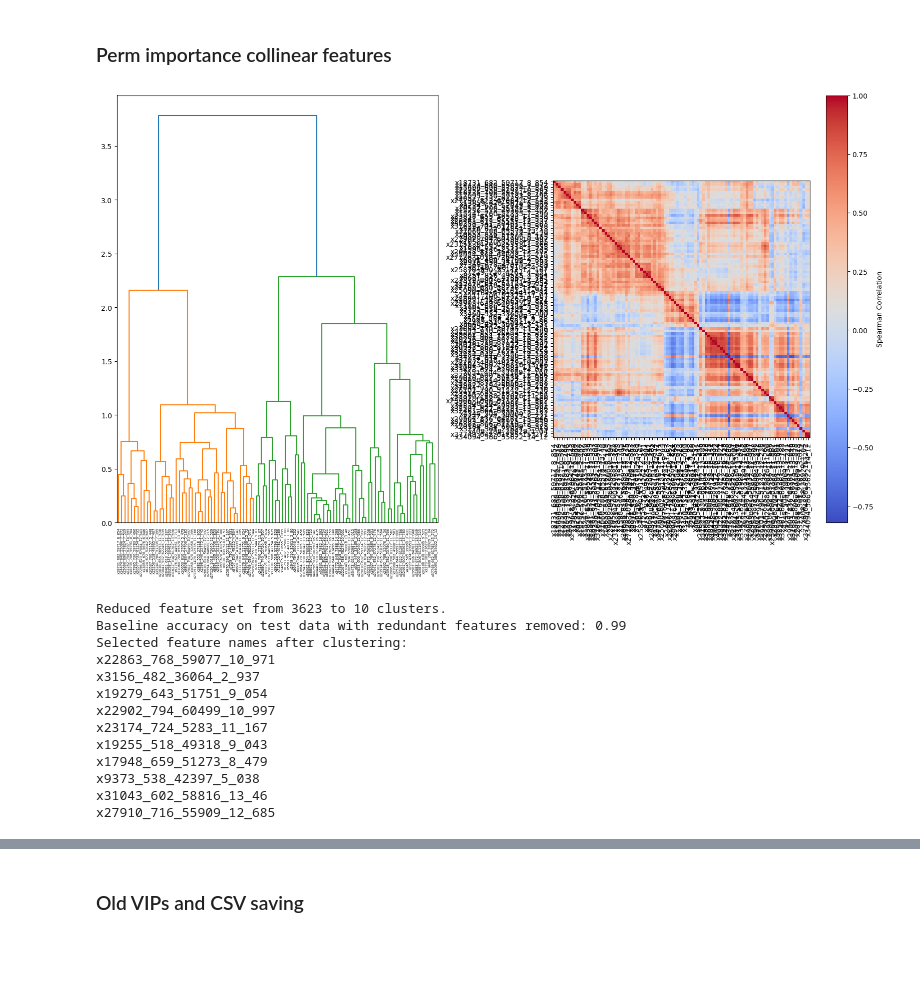
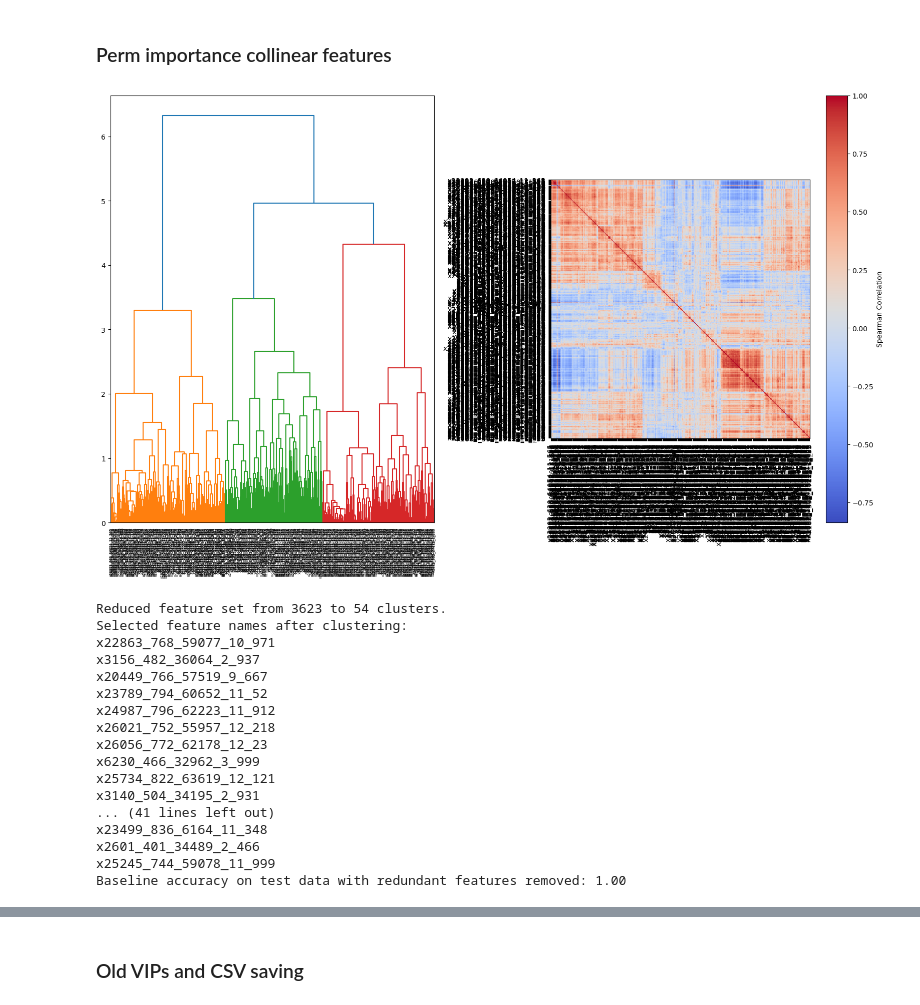
Before and after one commit to wsnowacek/World_Corals, a Jupyter notebook: machine_learning/coral_mets_only/interp_coralmets.ipynb, the cells around one changed output, grey strips where cells are left out. Saved outputs shown, nothing was run; the diff lists cells and outputs as text; code cells hidden in the pictures; blank space fills up the shorter version.

Commit message:
doing more feature selection

```diff
--- a/machine_learning/coral_mets_only/interp_coralmets.ipynb
+++ b/machine_learning/coral_mets_only/interp_coralmets.ipynb
@@ -50,9 +50,10 @@ from sklearn.feature_selection import f_classif
 importance_storage = {}
 
 # Define your datasets and models
+# We can get 100% accuracy using k=80
 datasets = {
-    "KBest_500": SelectKBest(f_classif, k=500),
-    "Percentile_5": SelectPercentile(f_classif, percentile=5)
+    "KBest": SelectKBest(f_classif, k=3623),
+    # "Percentile_5": SelectPercentile(f_classif, percentile=5)
 }
 
 models = {
@@ -113,37 +105,36 @@ from scipy.spatial.distance import squareform
 from scipy.stats import spearmanr
 from collections import defaultdict
 # %%
-# top_100_metabolites = importance_storage["RandomForest_KBest_500"].head(100)['Metabolite'].values
-top_100_metabolites = importance_storage["XGBoost_KBest_500"].head(100)['Metabolite'].values
-## best downstream model accuracy is RF KBest500 with 93% using just 4 features
+top_mets = importance_storage["RandomForest_KBest"].head(500)['Metabolite'].values
+# top_mets = importance_storage["XGBoost_KBest"].head(500)['Metabolite'].values
 
 X_df = pd.DataFrame(X, columns=coral_df.columns.intersection(met_df['metabolite']))
-X_subset = X_df[top_100_metabolites]
+X_subset = X_df[top_mets]
 
 corr = spearmanr(X_subset).correlation
 corr = (corr + corr.T) / 2
 np.fill_diagonal(corr, 1)
 
 distance_matrix = 1 - np.abs(corr)
 dist_linkage = hierarchy.ward(squareform(distance_matrix))
 
 fig, (ax1, ax2) = plt.subplots(1, 2, figsize=(16, 10))
 
 dendro = hierarchy.dendrogram(
-    dist_linkage, labels=top_100_metabolites.tolist(), ax=ax1, leaf_rotation=90
+    dist_linkage, labels=top_mets.tolist(), ax=ax1, leaf_rotation=90
 )
 
 im = ax2.imshow(corr[dendro["leaves"], :][:, dendro["leaves"]], cmap='coolwarm')
-ax2.set_xticks(np.arange(len(top_100_metabolites)))
-ax2.set_yticks(np.arange(len(top_100_metabolites)))
-ax2.set_xticklabels([top_100_metabolites[i] for i in dendro["leaves"]], rotation=90)
-ax2.set_yticklabels([top_100_metabolites[i] for i in dendro["leaves"]])
+ax2.set_xticks(np.arange(len(top_mets)))
+ax2.set_yticks(np.arange(len(top_mets)))
+ax2.set_xticklabels([top_mets[i] for i in dendro["leaves"]], rotation=90)
+ax2.set_yticklabels([top_mets[i] for i in dendro["leaves"]])
 
 fig.colorbar(im, ax=ax2, label='Spearman Correlation')
 fig.tight_layout()
 plt.show()
 # %% [output]
-[figure, old version]
+[figure, new version]
 # %%
 from collections import defaultdict
 from scipy.cluster import hierarchy
@@ -158,31 +149,34 @@ selected_features_indices = [v[0] for v in cluster_id_to_feature_ids.values()]
 selected_features_names = feature_names[selected_features_indices]
 
 print(f"Reduced feature set from {len(feature_names)} to {len(selected_features_names)} clusters.")
+print("Selected feature names after clustering:")
+for name in selected_features_names:
+    print(name)
 
 X_train_sel = X_train[:, selected_features_indices]
 X_test_sel = X_test[:, selected_features_indices]
 
-clf_sel = RandomForestClassifier(n_estimators=100, random_state=123, n_jobs=-1)
+clf_sel = RandomForestClassifier(random_state=88, n_jobs=-1)
+# clf_sel = XGBClassifier(random_state=88, use_label_encoder=False, eval_metric='logloss', n_jobs=-1)
 clf_sel.fit(X_train_sel, y_train)
 
 accuracy = clf_sel.score(X_test_sel, y_test)
 print(f"Baseline accuracy on test data with redundant features removed: {accuracy:.2f}")
-
-## print selected feature names
-print("Selected feature names after clustering:")
-for name in selected_features_names:
-    print(name)
 # %% [output]
-Reduced feature set from 3623 to 10 clusters.
-Baseline accuracy on test data with redundant features removed: 0.99
+Reduced feature set from 3623 to 54 clusters.
 Selected feature names after clustering:
 x22863_768_59077_10_971
 x3156_482_36064_2_937
-x19279_643_51751_9_054
-x22902_794_60499_10_997
-x23174_724_5283_11_167
-x19255_518_49318_9_043
-x17948_659_51273_8_479
-x9373_538_42397_5_038
-x31043_602_58816_13_46
-x27910_716_55909_12_685
+x20449_766_57519_9_667
+x23789_794_60652_11_52
+x24987_796_62223_11_912
+x26021_752_55957_12_218
+x26056_772_62178_12_23
+x6230_466_32962_3_999
+x25734_822_63619_12_121
+x3140_504_34195_2_931
+... (41 lines left out)
+x23499_836_6164_11_348
+x2601_401_34489_2_466
+x25245_744_59078_11_999
+Baseline accuracy on test data with redundant features removed: 1.00
```
Also changed, not shown: parts of 5 cells of this notebook.
